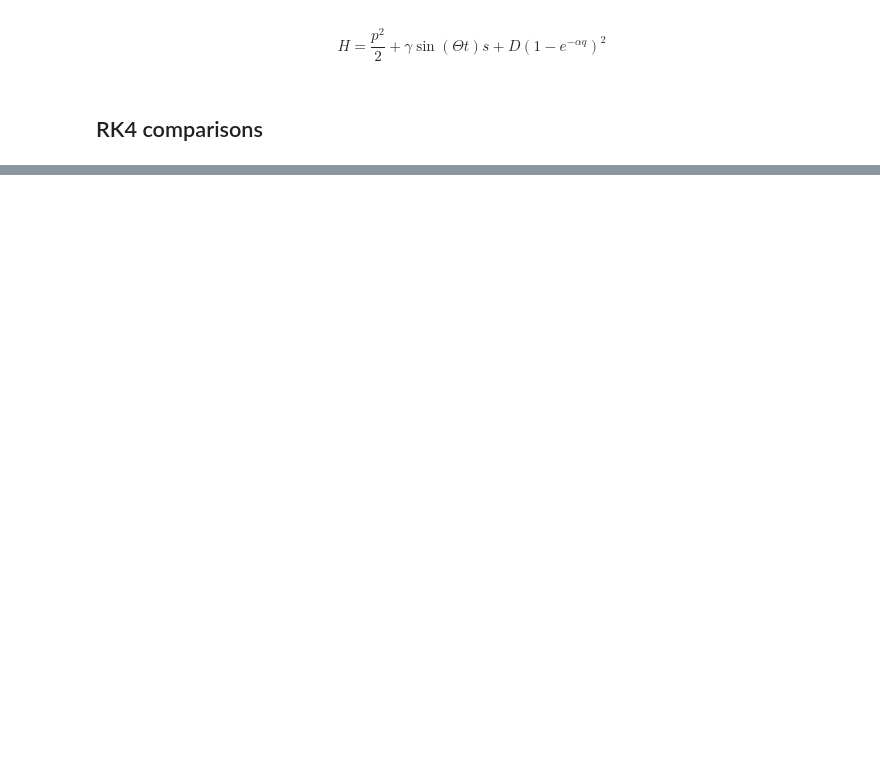
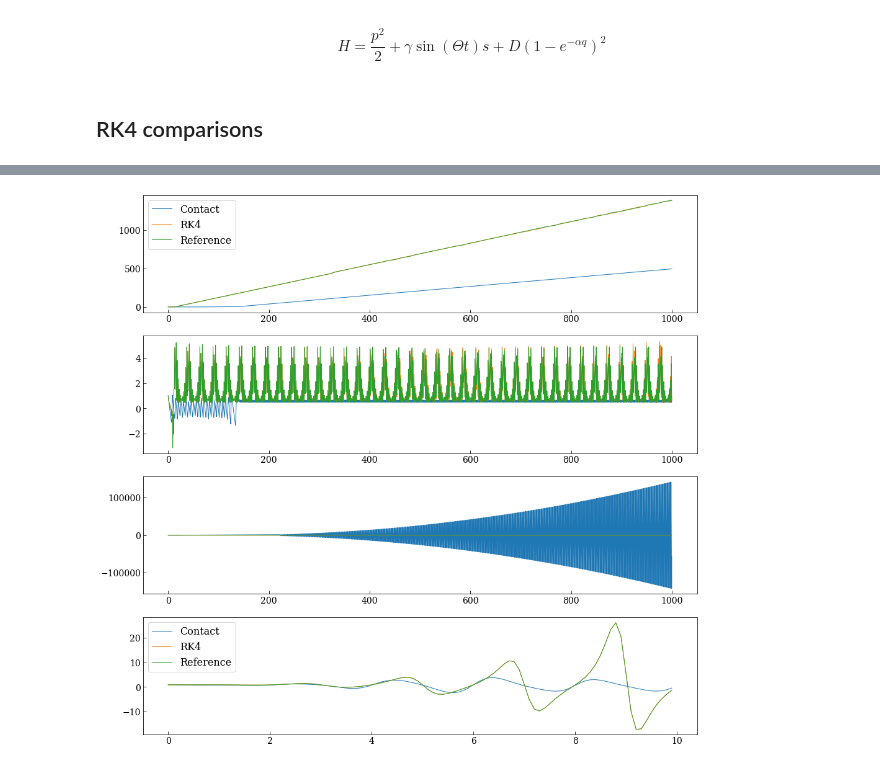
Before and after one commit to mseri/gsi2021, a Jupyter notebook: The Time-Perturbed Morse oscillator.ipynb, the cells around one changed output, grey strips where cells are left out. Drawn from its saved outputs; the diff is of its cells as text; code cells hidden in the pictures; blank space fills up the shorter version.

```diff
--- a/The Time-Perturbed Morse oscillator.ipynb
+++ b/The Time-Perturbed Morse oscillator.ipynb
@@ -90,2 +106,36 @@ for (p0, q0, s0) in [(1,1,0)]:
+# %%
+mosc = MOsc(0.5, np.pi)
+dt = 0.1
+tf = 1000
+
+for (p0, q0, s0) in [(1,1,0)]:
+    fig = plt.figure(figsize=(16,16))
+
+    sol, sols, _ = ic.integrate(ic.step1l, mosc, tspan, p0, q0, s0)
+    solrk = rk4s(mosc, [p0,q0,s0], tspan)
+    r = adaptive(mosc, [p0,q0,s0], tspan)
+    plt.subplot(411)
+    plt.plot(tspan, sol[:,1], label="Contact", linewidth=1)
+    plt.plot(tspan, solrk.T[1], label="RK4", linewidth=1)
+    plt.plot(tspan, r.y[1], label="Reference", linewidth=1)
+    plt.legend()
+    plt.subplot(412)
+    plt.plot(tspan, sol[:,0], label="Contact", linewidth=1)
+    plt.plot(tspan, solrk.T[0], label="RK4", linewidth=1)
+    plt.plot(tspan, r.y[0], label="Reference", linewidth=1)
+    plt.subplot(413)
+    plt.plot(tspan, mosc.energy(sol[:,0], sol[:,1], sols, tspan), label="Contact", linewidth=1)
+    plt.plot(tspan, mosc.energy(solrk.T[0], solrk.T[1], solrk.T[2], tspan), label="RK4", linewidth=1)
+    plt.plot(tspan, mosc.energy(r.y[0], r.y[1], r.y[2], tspan), label="Reference", linewidth=1)
+    plt.subplot(414)
+    cut=100
+    plt.plot(tspan[:cut], mosc.energy(sol[:,0][:cut], sol[:,1][:cut], sols[:cut], tspan[:cut]), label="Contact", linewidth=1)
+    plt.plot(tspan[:cut], mosc.energy(solrk.T[0][:cut], solrk.T[1][:cut], solrk.T[2][:cut], tspan[:cut]), label="RK4", linewidth=1)
+    plt.plot(tspan[:cut], mosc.energy(r.y[0][:cut], r.y[1][:cut], r.y[2][:cut], tspan[:cut]), label="Reference", linewidth=1)
+    plt.legend()
+
+    plt.show()
+# %% [output]
+[figure, added]
 # %%
 mosc = MOsc(0.5, np.pi)
```
Also changed, not shown: parts of 8 cells of this notebook, 1 other file.
